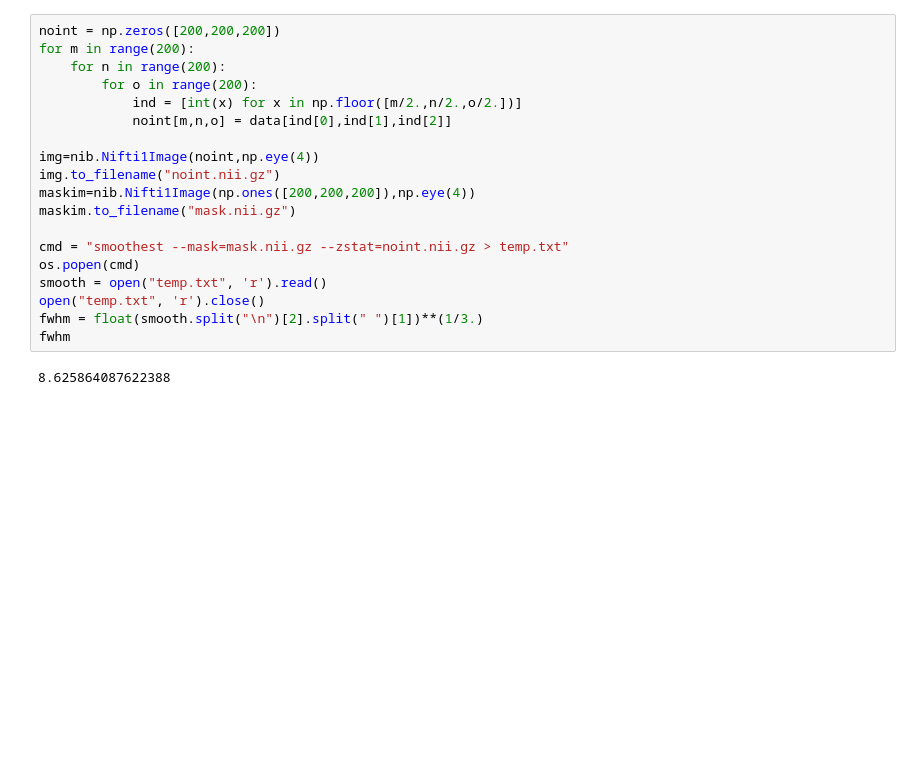
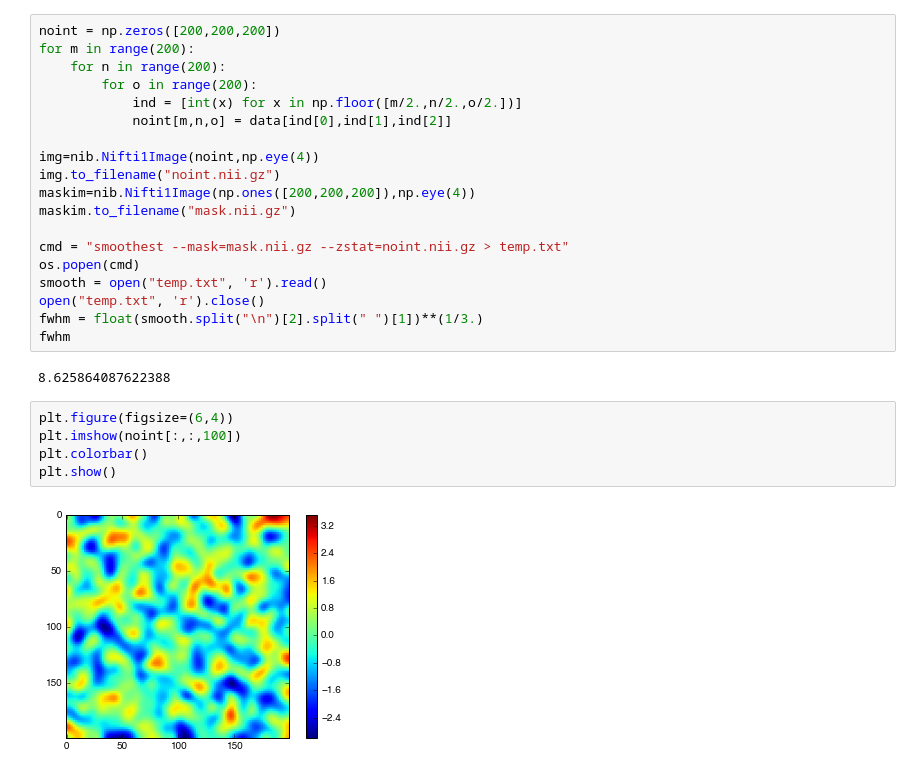
Before and after one commit to jokedurnez/RandomNotes, a Jupyter notebook: InterpolationAndSmoothness.ipynb, the cells around one changed output. Drawn from its saved outputs; the diff is of its cells as text; blank space fills up the shorter version.

```diff
--- a/InterpolationAndSmoothness.ipynb
+++ b/InterpolationAndSmoothness.ipynb
@@ -93,3 +100,10 @@ fwhm = float(smooth.split("\n")[2].split(" ")[1])**(1/3.)
 fwhm
 # %% [output]
 8.625864087622388
+# %%
+plt.figure(figsize=(6,4))
+plt.imshow(noint[:,:,100])
+plt.colorbar()
+plt.show()
+# %% [output]
+[figure, added]
```
Also changed, not shown: parts of 3 cells of this notebook.
